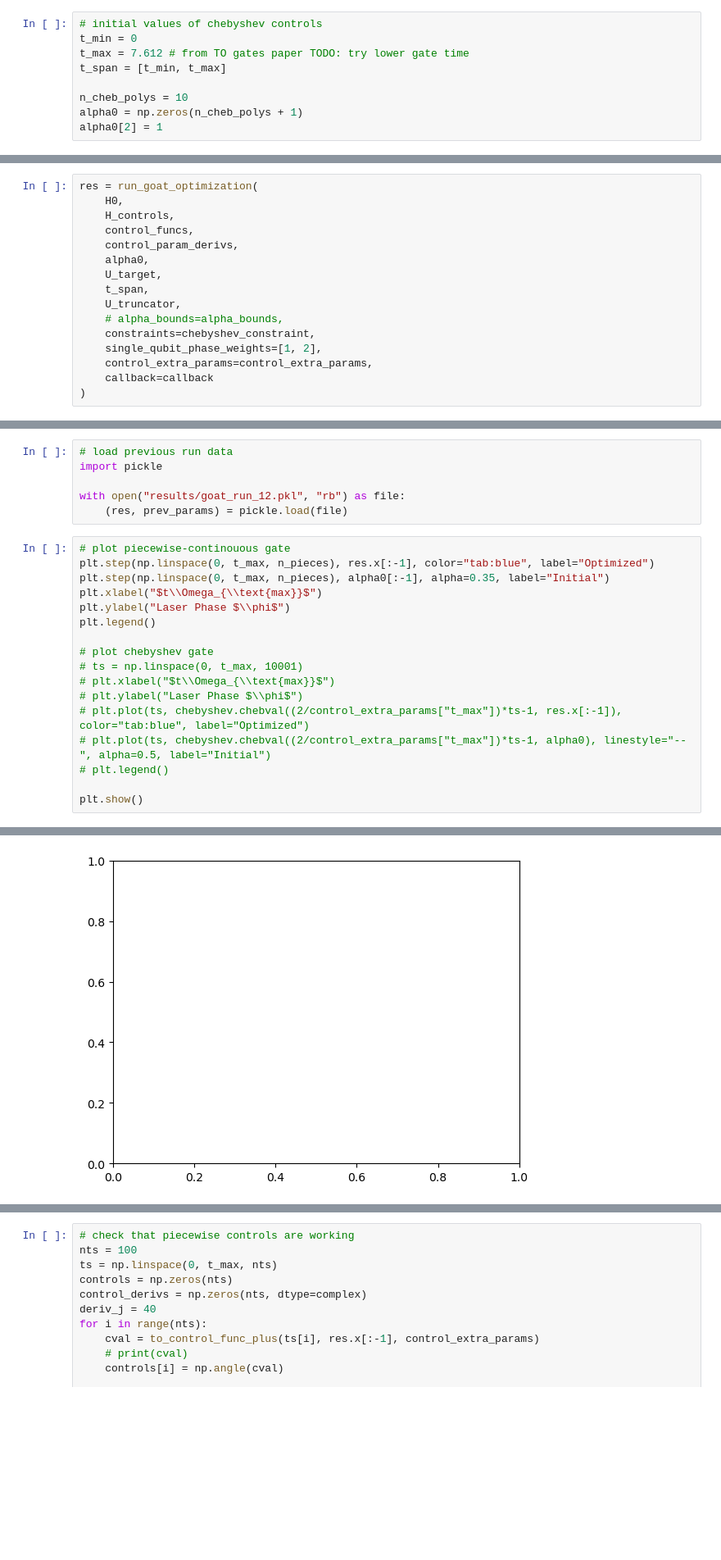
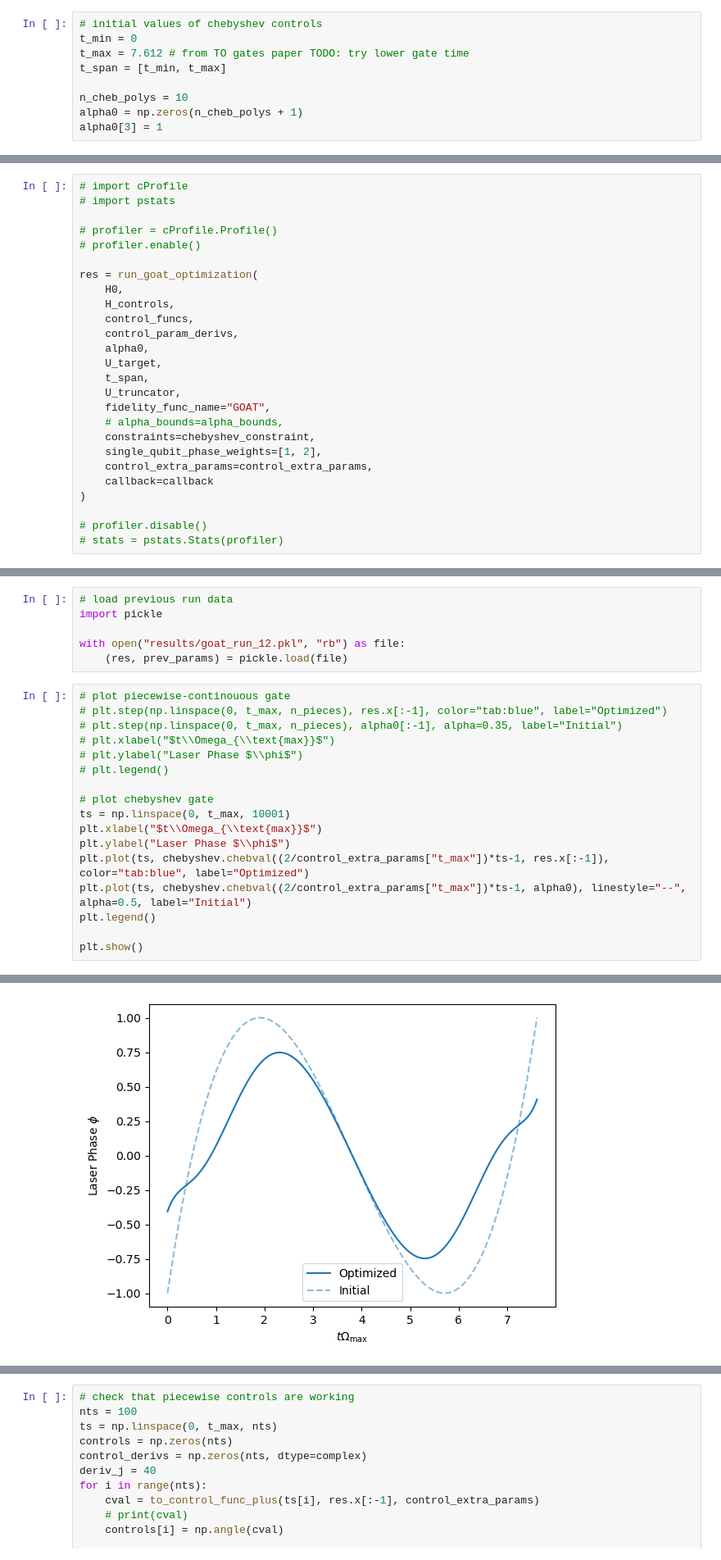
Before and after one commit to pmathur007/robust-rydberg-gates, a Jupyter notebook: goat_testing.ipynb, the cells around one changed output, grey strips where cells are left out. Shown at 82% size. Drawn from its saved outputs; the diff is of its cells as text; blank space fills up the shorter version.

Commit message:
Sweeping gate time and trying different integrators

```diff
--- a/goat_testing.ipynb
+++ b/goat_testing.ipynb
@@ -115,7 +115,7 @@ t_span = [t_min, t_max]
 
 n_cheb_polys = 10
 alpha0 = np.zeros(n_cheb_polys + 1)
-alpha0[2] = 1
+alpha0[3] = 1
 # %%
 # control extra parameters and callback functions
 control_extra_params = {
@@ -137,6 +137,12 @@ prev_params = []
 def callback(x):
     prev_params.append(np.copy(x))
 # %%
+# import cProfile
+# import pstats
+
+# profiler = cProfile.Profile()
+# profiler.enable()
+
 res = run_goat_optimization(
     H0,
     H_controls,
@@ -146,12 +152,16 @@ res = run_goat_optimization(
     U_target,
     t_span,
     U_truncator,
+    fidelity_func_name="GOAT",
     # alpha_bounds=alpha_bounds,
     constraints=chebyshev_constraint,
     single_qubit_phase_weights=[1, 2],
     control_extra_params=control_extra_params,
     callback=callback
 )
+
+# profiler.disable()
+# stats = pstats.Stats(profiler)
 # %% [output]
  This problem is unconstrained.
 RUNNING THE L-BFGS-B CODE
@@ -226,19 +216,19 @@ with open("results/goat_run_12.pkl", "rb") as file:
     (res, prev_params) = pickle.load(file)
 # %%
 # plot piecewise-continouous gate
-plt.step(np.linspace(0, t_max, n_pieces), res.x[:-1], color="tab:blue", label="Optimized")
-plt.step(np.linspace(0, t_max, n_pieces), alpha0[:-1], alpha=0.35, label="Initial")
+# plt.step(np.linspace(0, t_max, n_pieces), res.x[:-1], color="tab:blue", label="Optimized")
+# plt.step(np.linspace(0, t_max, n_pieces), alpha0[:-1], alpha=0.35, label="Initial")
+# plt.xlabel("$t\\Omega_{\\text{max}}$")
+# plt.ylabel("Laser Phase $\\phi$")
+# plt.legend()
+
+# plot chebyshev gate
+ts = np.linspace(0, t_max, 10001)
 plt.xlabel("$t\\Omega_{\\text{max}}$")
 plt.ylabel("Laser Phase $\\phi$")
+plt.plot(ts, chebyshev.chebval((2/control_extra_params["t_max"])*ts-1, res.x[:-1]), color="tab:blue", label="Optimized")
+plt.plot(ts, chebyshev.chebval((2/control_extra_params["t_max"])*ts-1, alpha0), linestyle="--", alpha=0.5, label="Initial")
 plt.legend()
 
-# plot chebyshev gate
-# ts = np.linspace(0, t_max, 10001)
-# plt.xlabel("$t\\Omega_{\\text{max}}$")
-# plt.ylabel("Laser Phase $\\phi$")
-# plt.plot(ts, chebyshev.chebval((2/control_extra_params["t_max"])*ts-1, res.x[:-1]), color="tab:blue", label="Optimized")
-# plt.plot(ts, chebyshev.chebval((2/control_extra_params["t_max"])*ts-1, alpha0), linestyle="--", alpha=0.5, label="Initial")
-# plt.legend()
-
 plt.show()
 # %% [output]
@@ -246,4 +235,4 @@ ValueError: x and y must have same first dimension, but have shapes (99,) and (1
-[figure, old version]
+[figure, new version]
 # %%
 # plot how gate changed during optimization
 for i in range(len(prev_params)):
```
Also changed, not shown: parts of 10 cells of this notebook, 4 other files.
